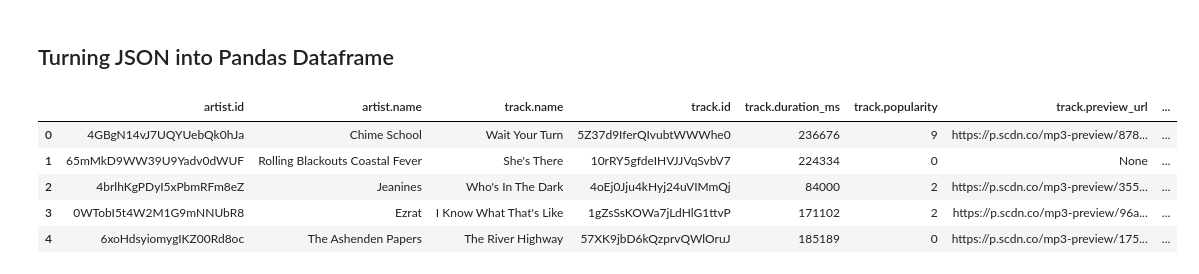
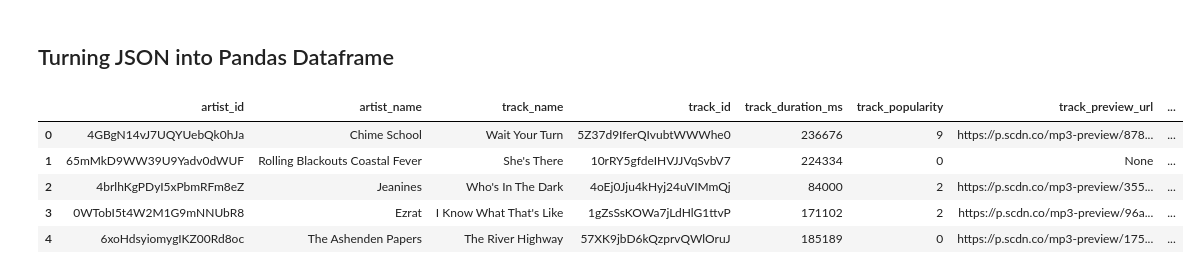
Before and after one commit to januff/spotify-completist, a Jupyter notebook: nbs/index.ipynb, the cells around one changed output. Saved outputs shown, nothing was run; the diff lists cells and outputs as text; code cells hidden in the pictures.

```diff
--- a/nbs/index.ipynb
+++ b/nbs/index.ipynb
@@ -86,12 +85,12 @@ Ayalew Mesfin, Hasabe (My Worries)
 # %%
 import pandas as pd
 df = pd.DataFrame(tracks)
-out = pd.json_normalize(df['track'], record_path=['artists'], record_prefix='artist.', meta=['name','album','id','duration_ms','popularity','preview_url'], meta_prefix='track.')
-out['track.image.url'] = out['track.album'][0]['images'][0]['url']
-out.drop(['track.album','artist.type','artist.href','artist.uri','artist.external_urls.spotify'],inplace=True, axis=1)
+out = pd.json_normalize(df['track'], record_path=['artists'], record_prefix='artist_', meta=['name','album','id','duration_ms','popularity','preview_url'], meta_prefix='track_')
+out['track_image_url'] = out['track_album'][0]['images'][0]['url']
+out.drop(['track_album','artist_type','artist_href','artist_uri','artist_external_urls.spotify'],inplace=True, axis=1)
 out.head()
 # %% [output]
-|  | artist.id | artist.name | track.name | track.id | track.duration_ms | track.popularity | track.preview_url | ... |
+|  | artist_id | artist_name | track_name | track_id | track_duration_ms | track_popularity | track_preview_url | ... |
 | 0 | 4GBgN14vJ7UQYUebQk0hJa | Chime School | Wait Your Turn | 5Z37d9IferQIvubtWWWhe0 | 236676 | 9 | https://p.scdn.co/mp3-preview/878... | ... |
 | 1 | 65mMkD9WW39U9Yadv0dWUF | Rolling Blackouts Coastal Fever | She's There | 10rRY5gfdeIHVJJVqSvbV7 | 224334 | 0 | None | ... |
 | 2 | 4brlhKgPDyI5xPbmRFm8eZ | Jeanines | Who's In The Dark | 4oEj0Jju4kHyj24uVIMmQj | 84000 | 2 | https://p.scdn.co/mp3-preview/355... | ... |
```
Also changed, not shown: parts of 12 cells of this notebook.
